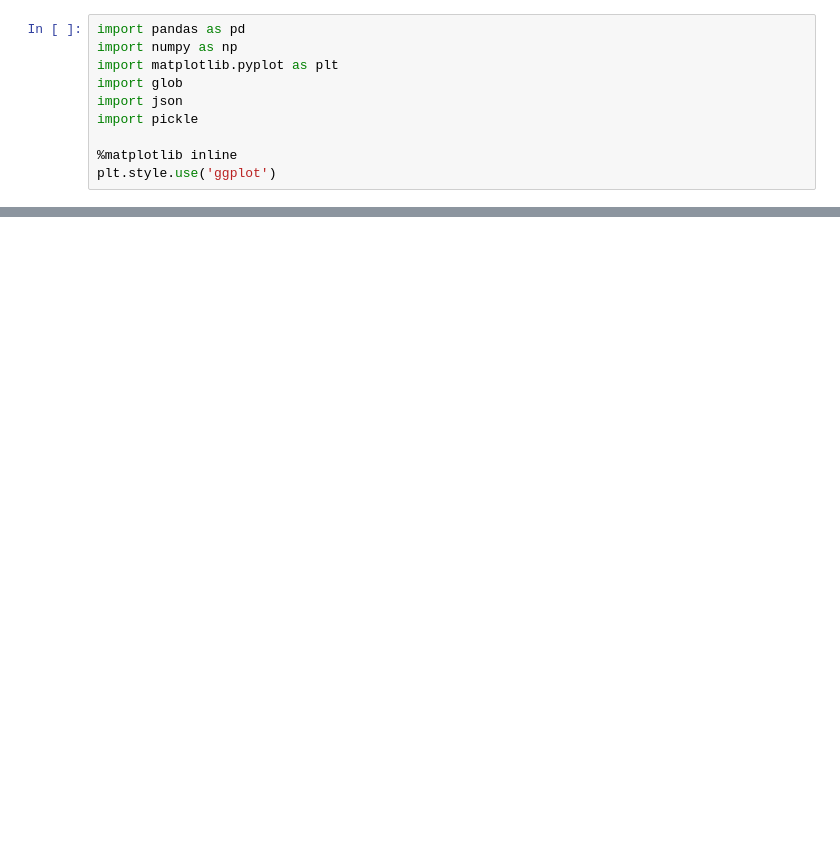
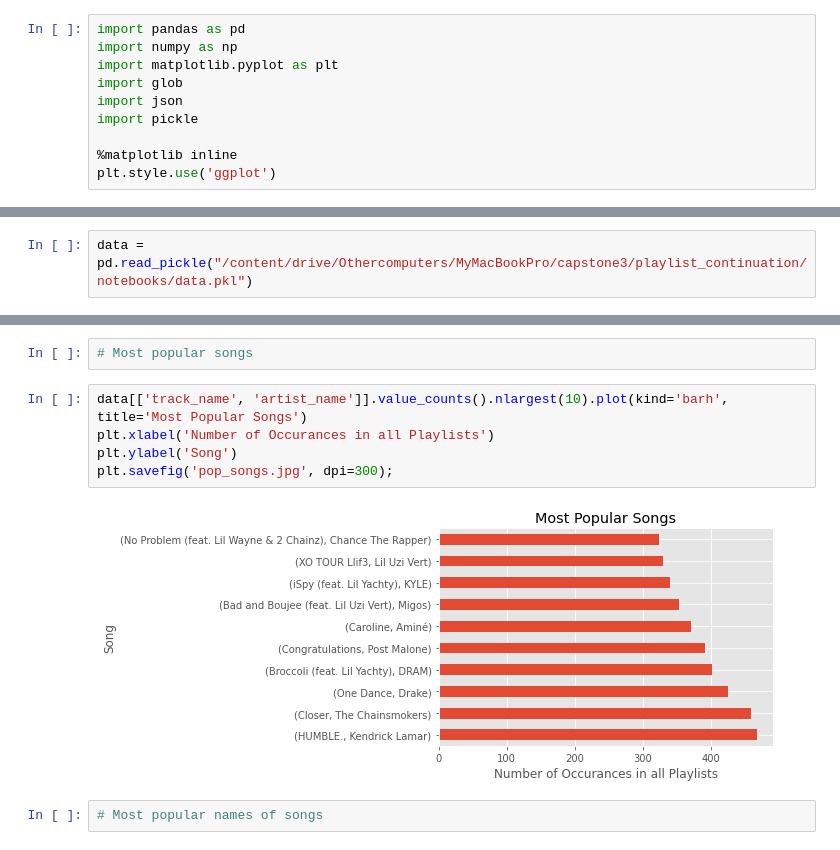
Before and after one commit to allisonjaye/playlist_continuation, a Jupyter notebook: notebooks/eda.ipynb, the cells around one changed output, grey strips where cells are left out. Drawn from its saved outputs; the diff is of its cells as text; blank space fills up the shorter version.

```diff
--- a/notebooks/eda.ipynb
+++ b/notebooks/eda.ipynb
@@ -36,0 +23,2 @@ df['album_id'] = df['album_id'].str.replace('spotify:album:', '')
+# %%
+data = pd.read_pickle("/content/drive/Othercomputers/MyMacBookPro/capstone3/playlist_continuation/notebooks/data.pkl")
@@ -36,0 +41,11 @@ df['album_id'] = df['album_id'].str.replace('spotify:album:', '')
+# %%
+# Most popular songs
+# %%
+data[['track_name', 'artist_name']].value_counts().nlargest(10).plot(kind='barh', title='Most Popular Songs')
+plt.xlabel('Number of Occurances in all Playlists')
+plt.ylabel('Song')
+plt.savefig('pop_songs.jpg', dpi=300);
+# %% [output]
+[figure, added]
+# %%
+# Most popular names of songs
```
Also changed, not shown: parts of 16 cells of this notebook, 13 other files.
